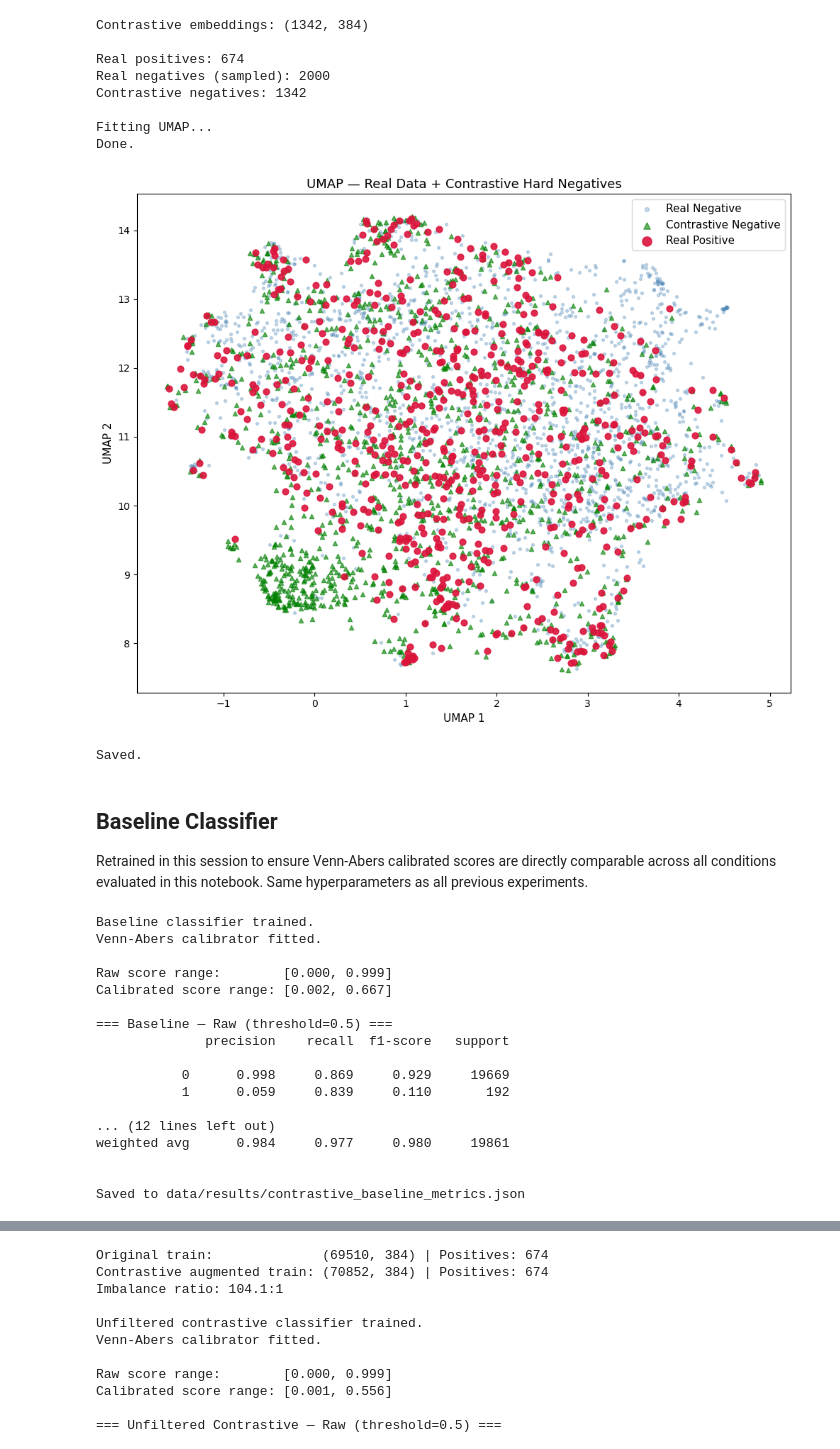
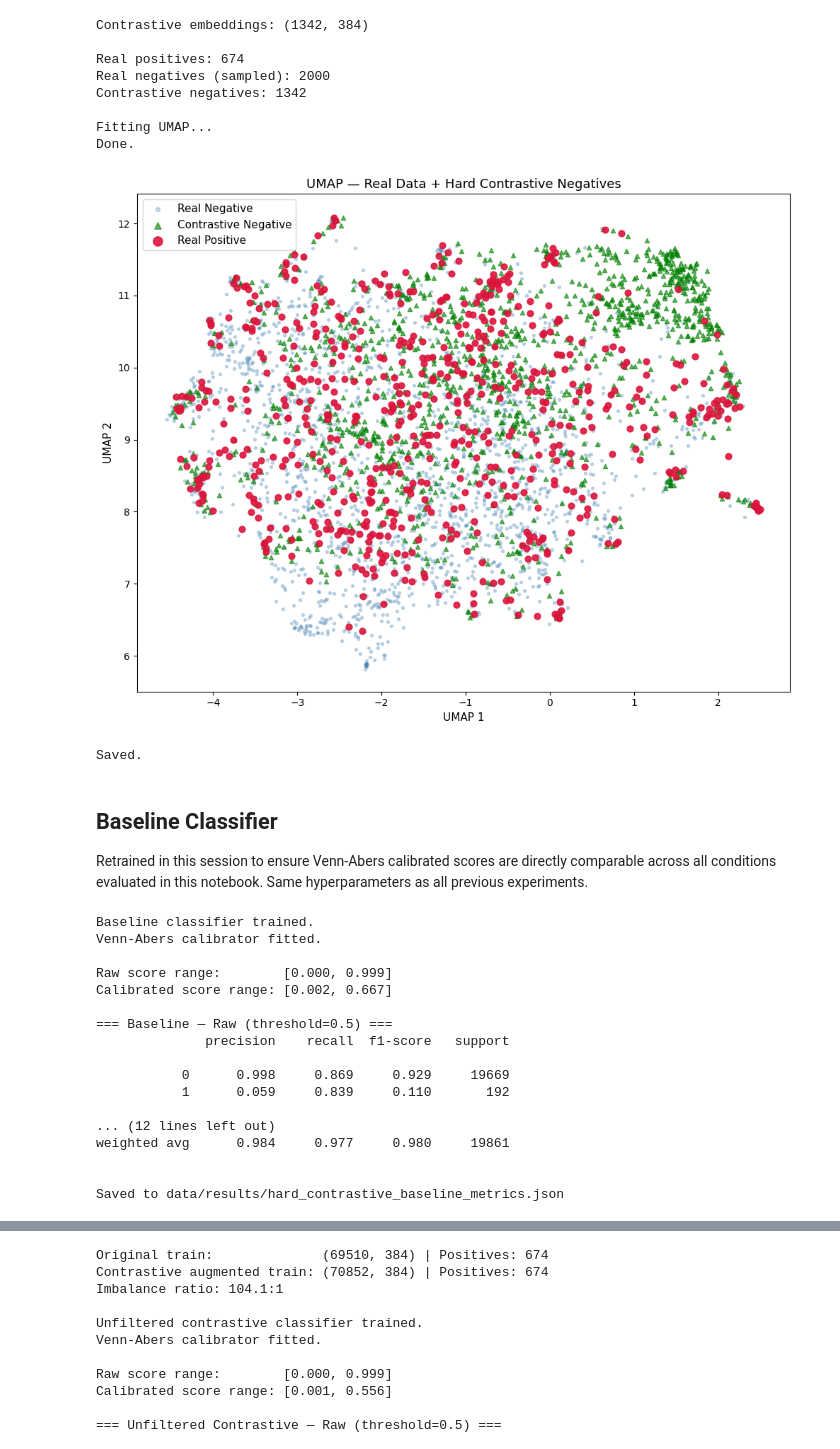
Before and after one commit to kamat-v/hedging-txtclf-experiments, a Jupyter notebook: notebooks/06_hard_contrastive_augmentation_experiments.ipynb, the cells around one changed output, grey strips where cells are left out. Drawn from its saved outputs; the diff is of its cells as text; code cells hidden in the pictures.

Commit message:
hard contrastive experiments complete

```diff
--- a/notebooks/06_hard_contrastive_augmentation_experiments.ipynb
+++ b/notebooks/06_hard_contrastive_augmentation_experiments.ipynb
@@ -21,7 +21,7 @@ X_train = np.load("data/processed/embeddings/X_train.npy")
 y_train = np.load("data/processed/embeddings/y_train.npy")
 
 # Load and encode contrastive negatives
-df_contrastive = pd.read_parquet("data/synthetic/contrastive_raw.parquet")
+df_contrastive = pd.read_parquet("data/synthetic/hard_contrastive_raw.parquet")
 print(f"Contrastive negatives: {len(df_contrastive)}")
 
 model = SentenceTransformer('all-MiniLM-L6-v2')
@@ -93,36 +93,36 @@ size_map = {
     'Contrastive Negative': 20
 }
 
 alpha_map = {
     'Real Negative': 0.3,
     'Real Positive': 0.9,
     'Contrastive Negative': 0.6
 }
 
 fig, ax = plt.subplots(figsize=(10, 8))
 
 for label in ['Real Negative', 'Contrastive Negative', 'Real Positive']:
     mask = labels == label
     ax.scatter(
         embedding[mask, 0],
         embedding[mask, 1],
         c=color_map[label],
         marker=marker_map[label],
         s=size_map[label],
         alpha=alpha_map[label],
         label=label
     )
 
-ax.set_title('UMAP — Real Data + Contrastive Hard Negatives', fontsize=13)
+ax.set_title('UMAP — Real Data + Hard Contrastive Negatives', fontsize=13)
 ax.legend(fontsize=11, markerscale=1.5)
 ax.set_xlabel('UMAP 1', fontsize=11)
 ax.set_ylabel('UMAP 2', fontsize=11)
 plt.tight_layout()
-plt.savefig("data/results/umap_contrastive_negatives.png", dpi=150, bbox_inches='tight')
+plt.savefig("data/results/umap_hard_contrastive_negatives.png", dpi=150, bbox_inches='tight')
 plt.show()
 print("Saved.")
 # %% [output]
-[figure, old version]
+[figure, new version]
 Saved.
 # %% [markdown]
 ## Baseline Classifier
@@ -198,9 +198,9 @@ baseline_metrics = {
     }
 }
 
-with open("data/results/contrastive_baseline_metrics.json", "w") as f:
+with open("data/results/hard_contrastive_baseline_metrics.json", "w") as f:
     json.dump(baseline_metrics, f, indent=2)
-print("\nSaved to data/results/contrastive_baseline_metrics.json")
+print("\nSaved to data/results/hard_contrastive_baseline_metrics.json")
 # %% [output]
 Baseline classifier trained.
 Venn-Abers calibrator fitted.
@@ -218,6 +218,6 @@ Calibrated score range: [0.002, 0.667]
 weighted avg      0.984     0.977     0.980     19861
 
 
-Saved to data/results/contrastive_baseline_metrics.json
+Saved to data/results/hard_contrastive_baseline_metrics.json
 # %% [markdown]
 ## Unfiltered Contrastive Augmentation
```
Also changed, not shown: parts of 11 cells of this notebook.
